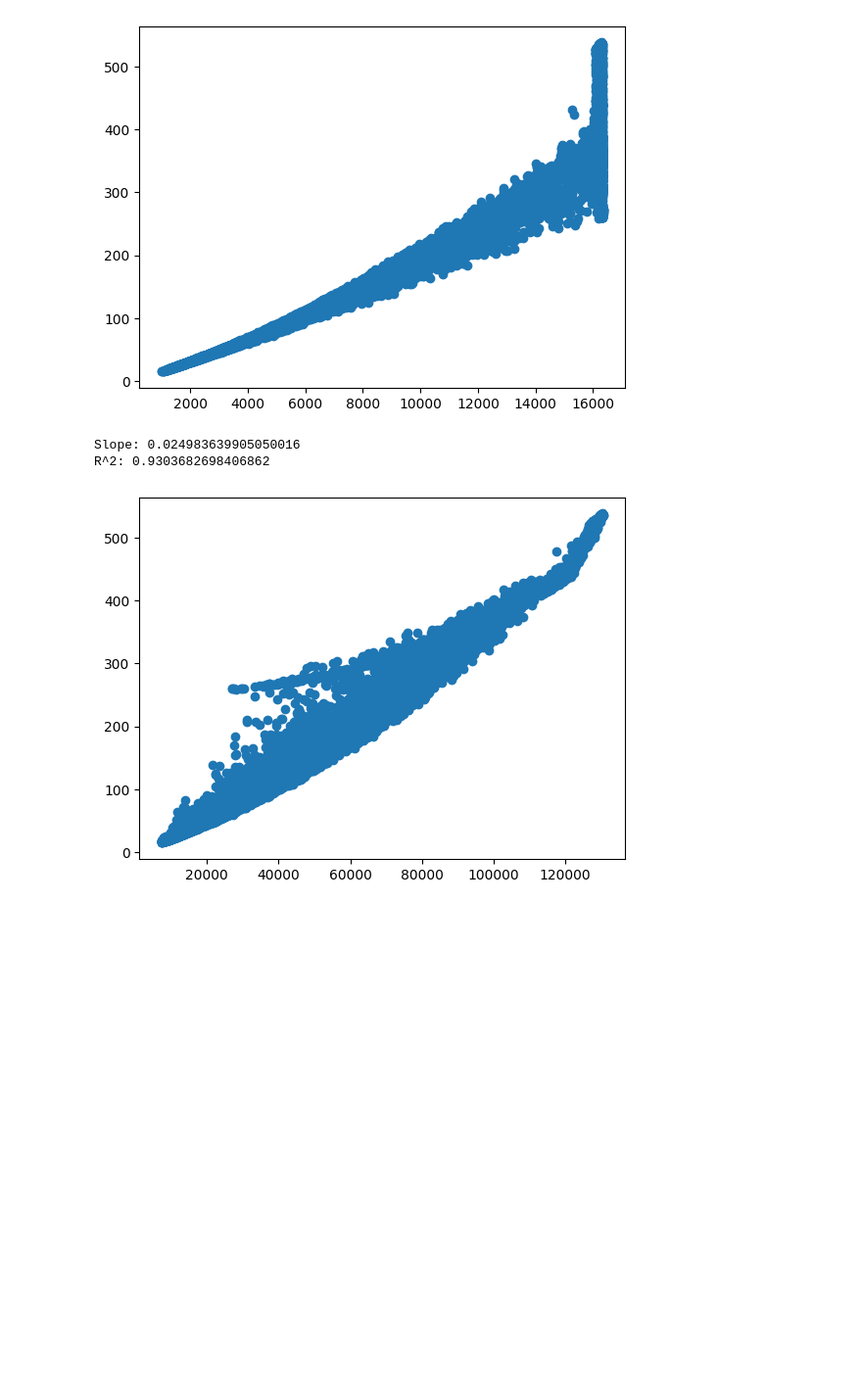
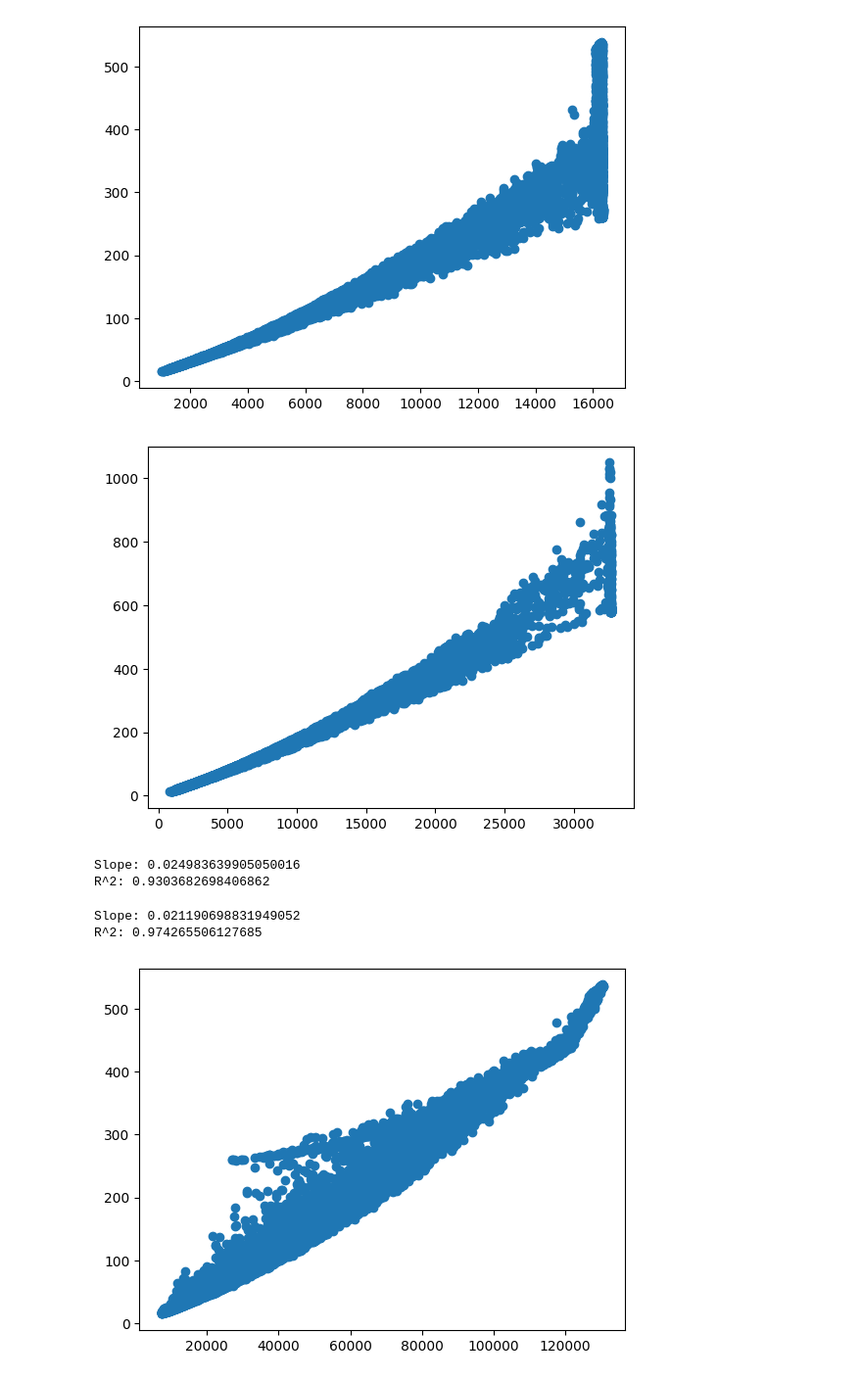
Before and after one commit to SumitNawathe/cmsc828g-proj, a Jupyter notebook: simulation/length_test1.ipynb, the cells around one changed output. Shown at 98% size. Cells and saved outputs as stored; diff of their text form; code cells hidden in the pictures; blank space fills up the shorter version.

```diff
--- a/length_test1.ipynb
+++ b/simulation/length_test1.ipynb
@@ -11,6 +11,7 @@ tokenizer = AutoTokenizer.from_pretrained("Qwen/Qwen3-4B", cache_dir=CACHE_DIR)
 # %%
 data = []
-with open('/cmlscratch/snawathe/cmsc828g-proj/results/inference_qwen3-4b_math500_G8_B16384_chunk0.jsonl', 'r') as f:
+# with open('/cmlscratch/snawathe/cmsc828g-proj/results/inference_qwen3-4b_math500_G8_B16384_chunk0.jsonl', 'r') as f:
+with open('/cmlscratch/snawathe/cmsc828g-proj/results/inference_qwen3-4b_math500_G4_B32768_chunk0.jsonl', 'r') as f:
 	for line in f.readlines():
 		data.append(ujson.loads(line))
 # %%
@@ -42,4 +43,9 @@ plt.scatter(gmax, gtimes)
 plt.show()
 # %% [output]
 [figure]
+# %%
+plt.scatter(gmax, gtimes) # 32k
+plt.show()
+# %% [output]
+[figure, added]
 # %%
@@ -51,4 +57,13 @@ print(f"R^2: {r_value**2}")
 # %% [output]
 Slope: 0.024983639905050016
 R^2: 0.9303682698406862
+# %%
+from scipy.stats import linregress # 32k
+
+slope, intercept, r_value, p_value, std_err = linregress(gmax, gtimes)
+print(f"Slope: {slope}")
+print(f"R^2: {r_value**2}")
+# %% [output]
+Slope: 0.021190698831949052
+R^2: 0.974265506127685
 # %%
```
Also changed, not shown: parts of 14 cells of this notebook, 15 other files.
